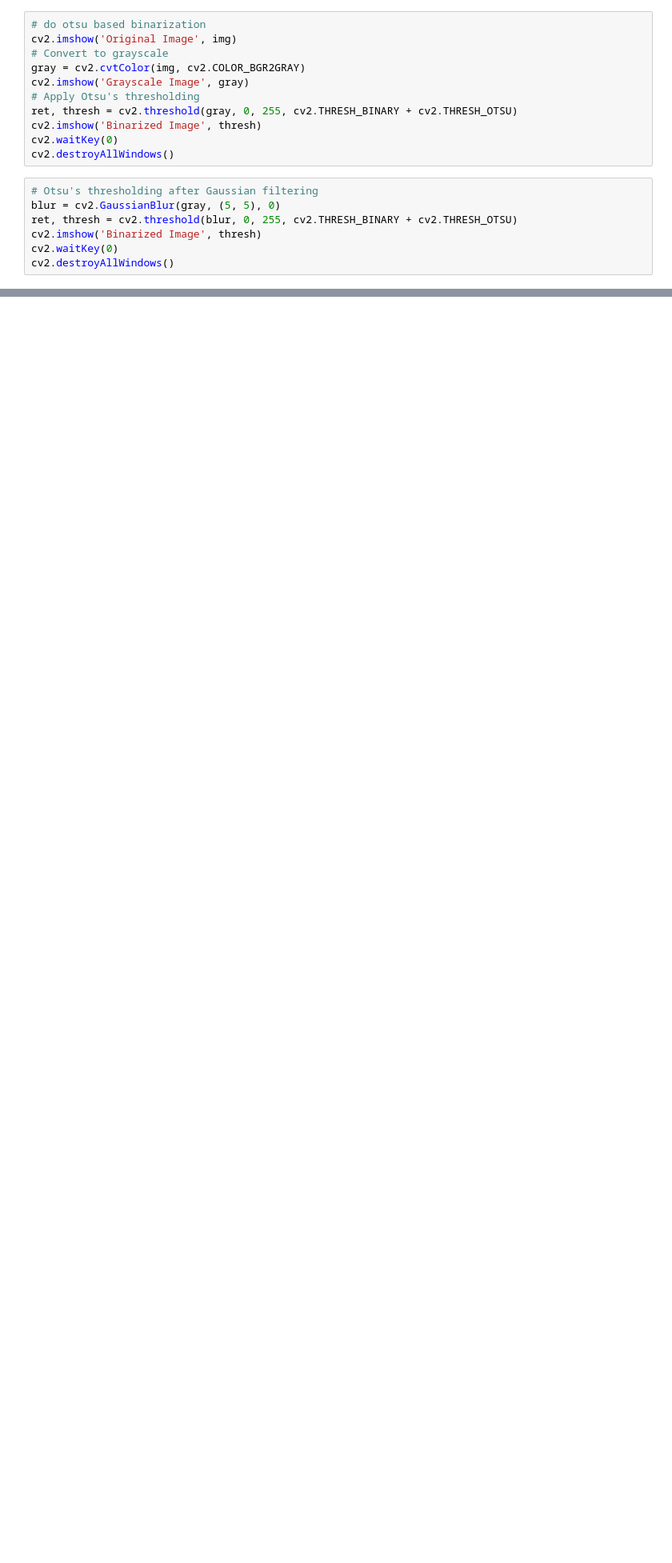
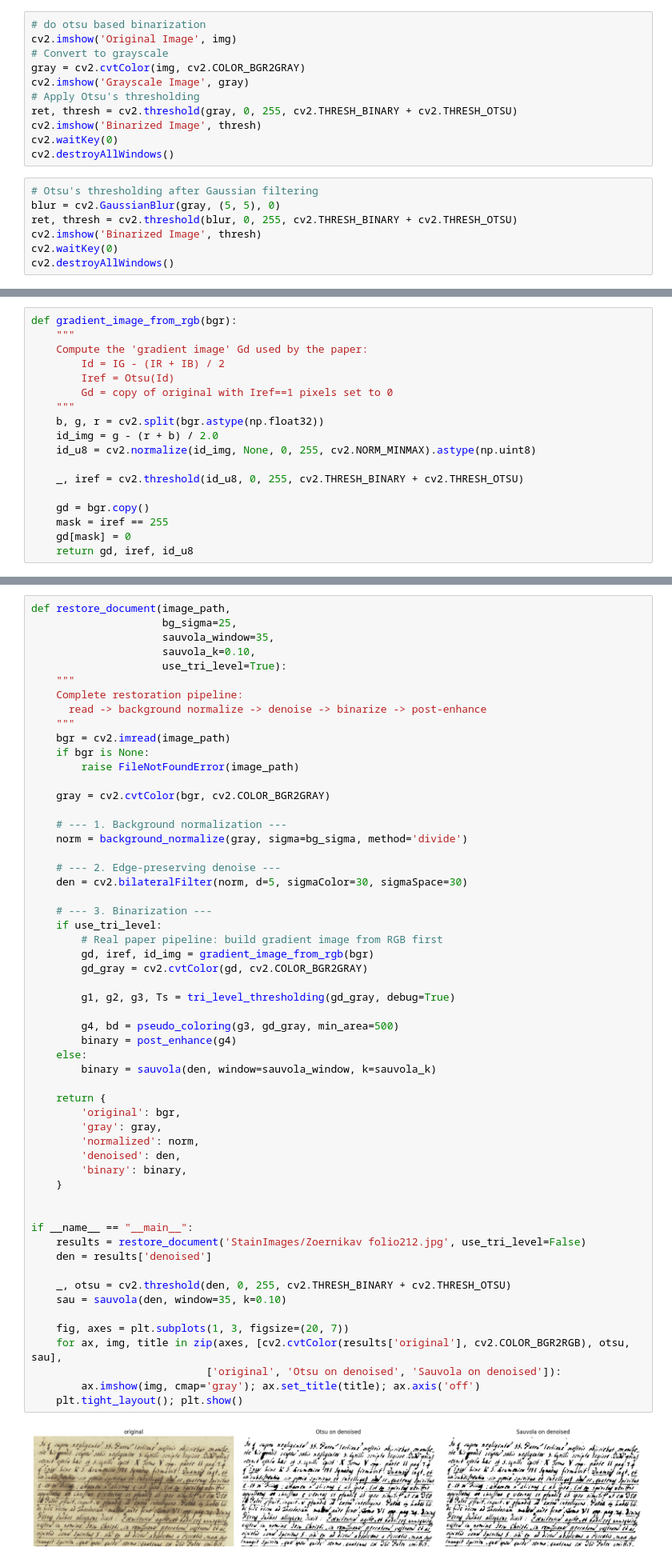
Before and after one commit to Joeal64/Textual-Restoration-Tool, a Jupyter notebook: Sam/SamProcessingZoernikav.ipynb, the cells around one changed output, grey strips where cells are left out. Shown at 80% size. Saved outputs shown, nothing was run; the diff lists cells and outputs as text; blank space fills up the shorter version.

```diff
--- a/Sam/SamProcessingZoernikav.ipynb
+++ b/Sam/SamProcessingZoernikav.ipynb
@@ -28,0 +196,18 @@ cv2.destroyAllWindows()
+# %%
+def gradient_image_from_rgb(bgr):
+    """
+    Compute the 'gradient image' Gd used by the paper:
+        Id = IG - (IR + IB) / 2
+        Iref = Otsu(Id)
+        Gd = copy of original with Iref==1 pixels set to 0
+    """
+    b, g, r = cv2.split(bgr.astype(np.float32))
+    id_img = g - (r + b) / 2.0
+    id_u8 = cv2.normalize(id_img, None, 0, 255, cv2.NORM_MINMAX).astype(np.uint8)
+
+    _, iref = cv2.threshold(id_u8, 0, 255, cv2.THRESH_BINARY + cv2.THRESH_OTSU)
+
+    gd = bgr.copy()
+    mask = iref == 255
+    gd[mask] = 0
+    return gd, iref, id_u8
@@ -28,0 +252,58 @@ cv2.destroyAllWindows()
+# %%
+def restore_document(image_path,
+                     bg_sigma=25,
+                     sauvola_window=35,
+                     sauvola_k=0.10,
+                     use_tri_level=True):
+    """
+    Complete restoration pipeline:
+      read -> background normalize -> denoise -> binarize -> post-enhance
+    """
+    bgr = cv2.imread(image_path)
+    if bgr is None:
+        raise FileNotFoundError(image_path)
+
+    gray = cv2.cvtColor(bgr, cv2.COLOR_BGR2GRAY)
+
+    # --- 1. Background normalization ---
+    norm = background_normalize(gray, sigma=bg_sigma, method='divide')
+
+    # --- 2. Edge-preserving denoise ---
+    den = cv2.bilateralFilter(norm, d=5, sigmaColor=30, sigmaSpace=30)
+
+    # --- 3. Binarization ---
+    if use_tri_level:
+        # Real paper pipeline: build gradient image from RGB first
+        gd, iref, id_img = gradient_image_from_rgb(bgr)
+        gd_gray = cv2.cvtColor(gd, cv2.COLOR_BGR2GRAY)
+
+        g1, g2, g3, Ts = tri_level_thresholding(gd_gray, debug=True)
+
+        g4, bd = pseudo_coloring(g3, gd_gray, min_area=500)
+        binary = post_enhance(g4)
+    else:
+        binary = sauvola(den, window=sauvola_window, k=sauvola_k)
+
+    return {
+        'original': bgr,
+        'gray': gray,
+        'normalized': norm,
+        'denoised': den,
+        'binary': binary,
+    }
+
+
+if __name__ == "__main__":
+    results = restore_document('StainImages/Zoernikav folio212.jpg', use_tri_level=False)
+    den = results['denoised']
+
+    _, otsu = cv2.threshold(den, 0, 255, cv2.THRESH_BINARY + cv2.THRESH_OTSU)
+    sau = sauvola(den, window=35, k=0.10)
+
+    fig, axes = plt.subplots(1, 3, figsize=(20, 7))
+    for ax, img, title in zip(axes, [cv2.cvtColor(results['original'], cv2.COLOR_BGR2RGB), otsu, sau],
+                            ['original', 'Otsu on denoised', 'Sauvola on denoised']):
+        ax.imshow(img, cmap='gray'); ax.set_title(title); ax.axis('off')
+    plt.tight_layout(); plt.show()
+# %% [output]
+[figure, added]
```
Also changed, not shown: parts of 11 cells of this notebook, 38 other files.
